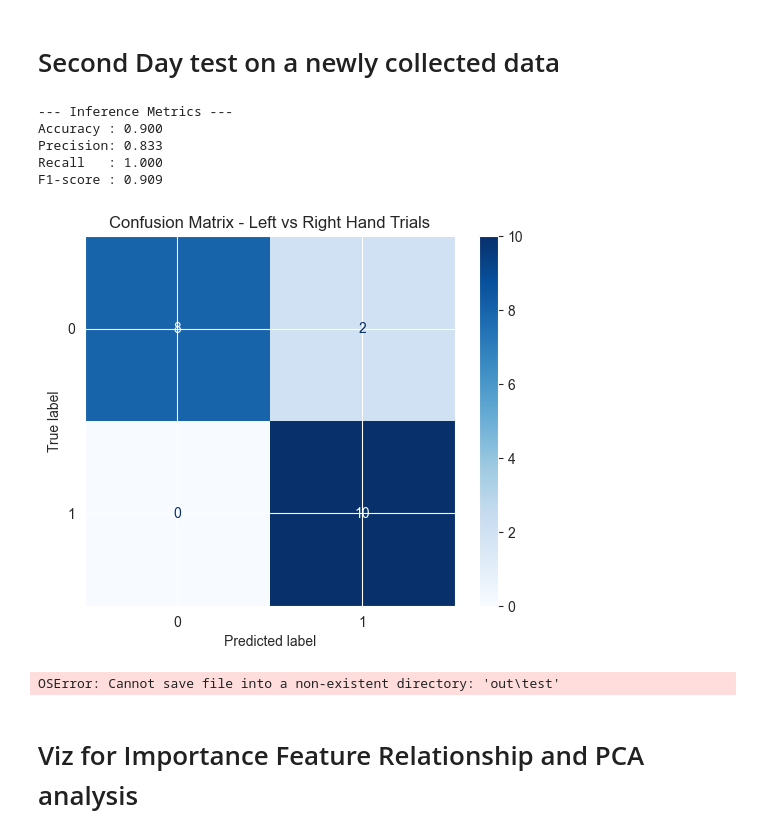
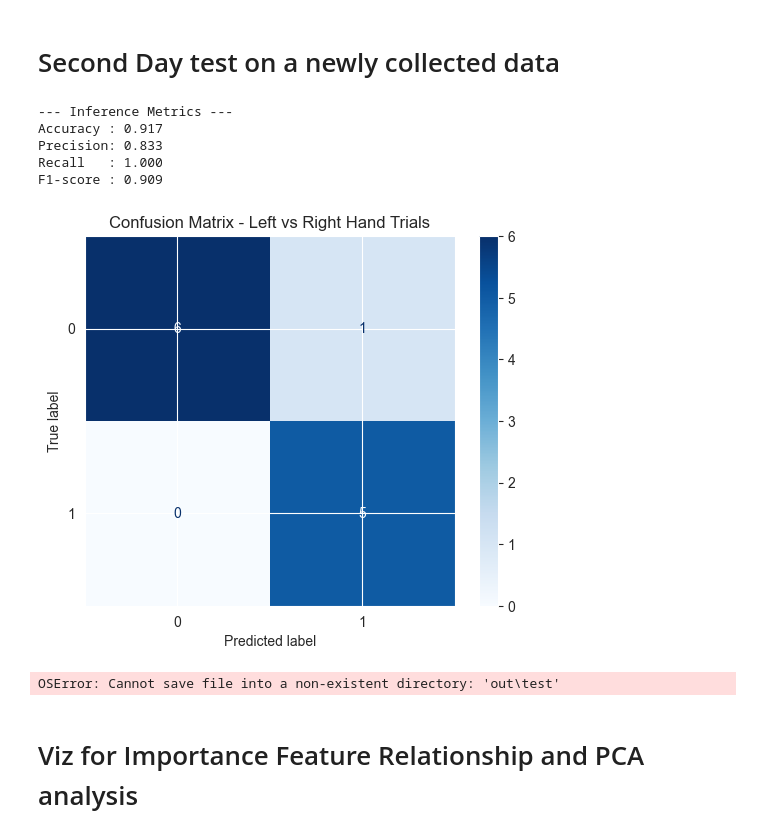
Before and after one commit to kidusabe1/Hand-Motion-Classifier, a Jupyter notebook: load_train_test.ipynb, the cells around one changed output. Cells and saved outputs as stored; diff of their text form; code cells hidden in the pictures.

```diff
--- a/load_train_test.ipynb
+++ b/load_train_test.ipynb
@@ -194,9 +195,20 @@ class IMUClassifier:
     # ---------- model ----------
     def load_model(self, prefit=None):
         if prefit is None:
-            self.model = DecisionTreeClassifier(min_samples_leaf=5, max_depth = 4)
-            # self.model = RandomForestClassifier()
+            # self.model = DecisionTreeClassifier(min_samples_leaf=5, max_depth = 4)
+            # self.model = DecisionTreeClassifier()
+            # self.model = RandomForestClassifier(n_estimators=10,min_samples_leaf=5, max_depth = 4)
+            self.model = XGBClassifier(
+                    n_estimators=100,
+                    learning_rate=0.1,
+                    max_depth=4,
+                    subsample=0.8,
+                    colsample_bytree=0.8,
+                    eval_metric="logloss",
+                    use_label_encoder=False
+                )
         else:
+
             self.model = prefit
 
     def train_model(self, cv_folds=5):
@@ -389,7 +404,7 @@ Saved evaluation summary and plots to out_dir.
 # Second Day test on a newly collected data
 # %%
 MODEL_DIR = "out/test"
-DATA_DIR = "data/test"
+DATA_DIR = "data/izhar"
 LEFT_DIR = os.path.join(DATA_DIR, "left")
 RIGHT_DIR = os.path.join(DATA_DIR, "right")
 
@@ -419,35 +434,35 @@ y_pred = np.array([pred_map[p] for p in left_preds + right_preds])
 acc = accuracy_score(y_true, y_pred)
 prec = precision_score(y_true, y_pred, pos_label=1)
 rec = recall_score(y_true, y_pred, pos_label=1)
 f1 = f1_score(y_true, y_pred, pos_label=1)
 
 print("\n--- Inference Metrics ---")
 print(f"Accuracy : {acc:.3f}")
 print(f"Precision: {prec:.3f}")
 print(f"Recall   : {rec:.3f}")
 print(f"F1-score : {f1:.3f}")
 #
 #  ------------------ CONFUSION MATRIX ------------------
 cm = confusion_matrix(y_true, y_pred, labels=[0,1])
 disp = ConfusionMatrixDisplay(confusion_matrix=cm, display_labels=[0,1])
 disp.plot(cmap="Blues")
 plt.title("Confusion Matrix - Left vs Right Hand Trials")
 plt.show()
 
 # ------------------ SAVE RESULTS ------------------
 results_df = pd.DataFrame({
     "true_label": y_true,
     "predicted_label": y_pred
 })
 results_df.to_csv(os.path.join(MODEL_DIR, "inference_results.csv"), index=False)
 print(f"\nResults saved to: {MODEL_DIR}/inference_results.csv")
 # %% [output]
 --- Inference Metrics ---
-Accuracy : 0.900
+Accuracy : 0.917
 Precision: 0.833
 Recall   : 1.000
 F1-score : 0.909
-[figure, old version]
+[figure, new version]
 OSError: Cannot save file into a non-existent directory: 'out\test'
 # %% [markdown]
 # Viz for Importance Feature Relationship and PCA analysis
```
Also changed, not shown: parts of 5 cells of this notebook, 17 other files.
